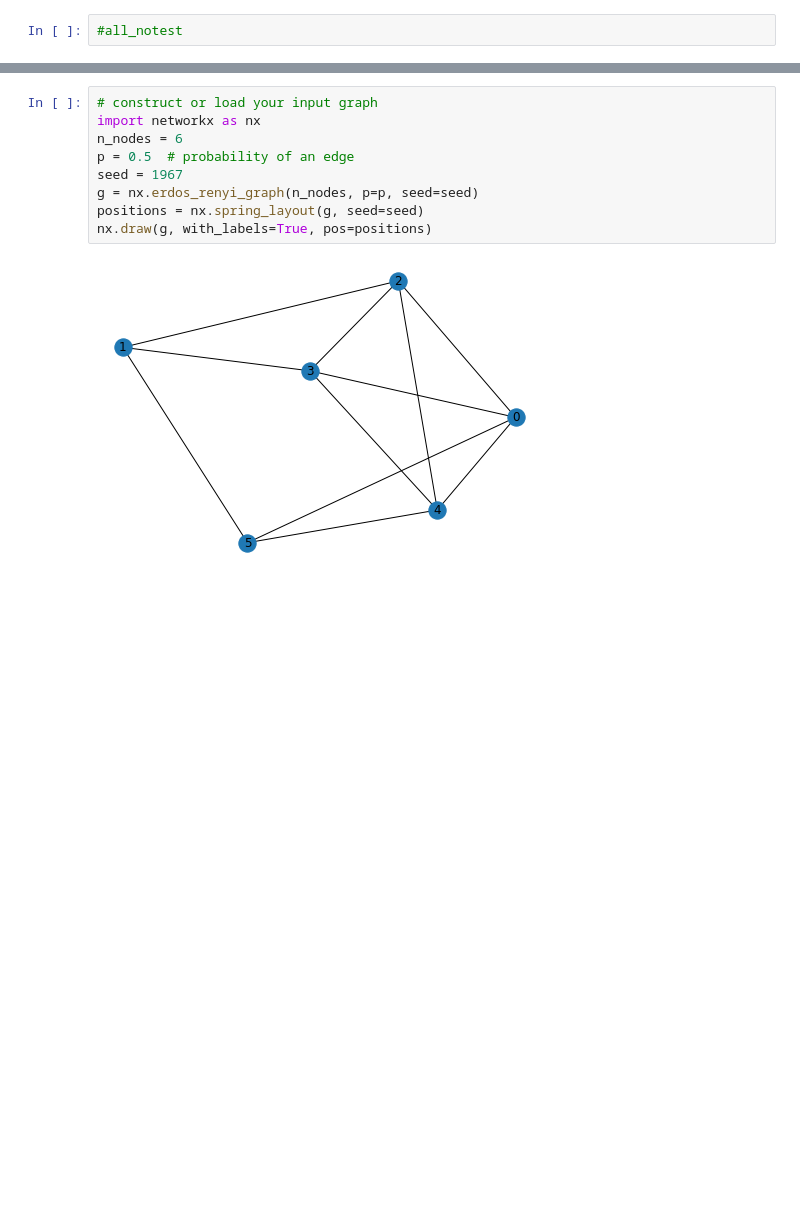
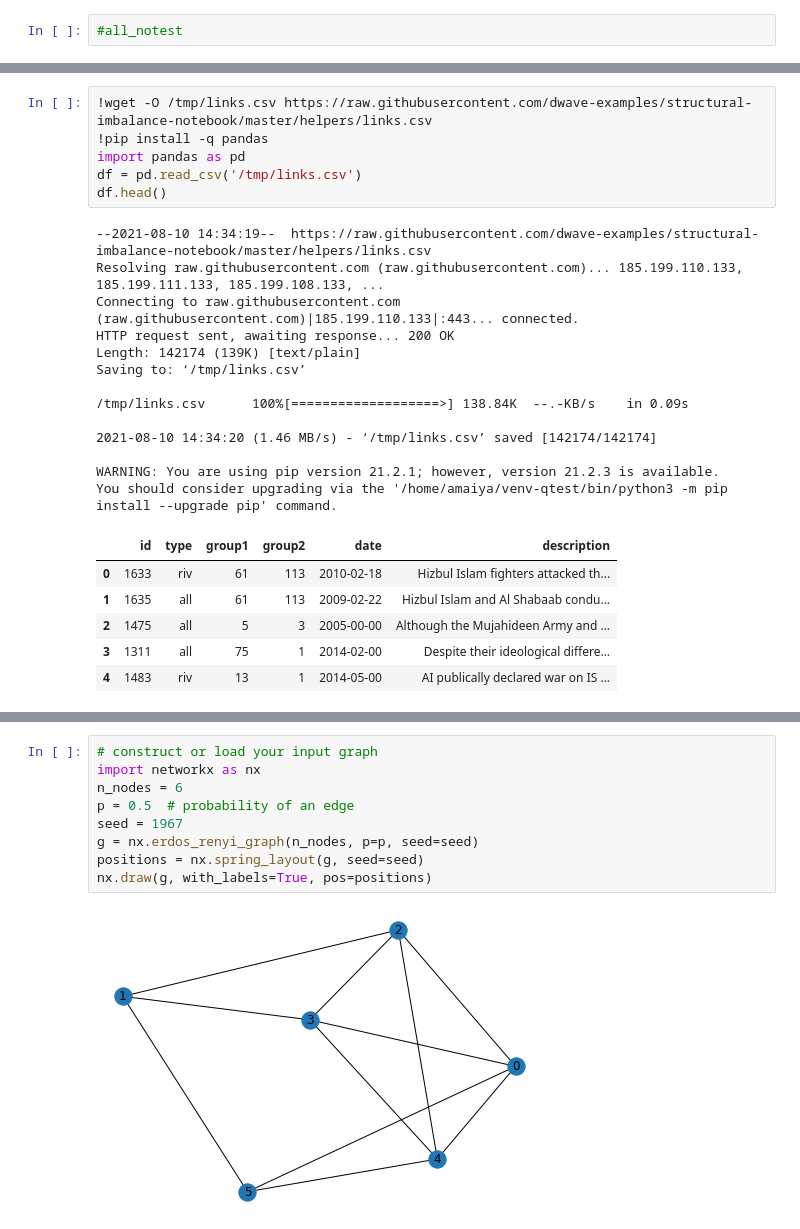
Before and after one commit to amaiya/quixotic, a Jupyter notebook: nbs/99a_examples_quantum_annealing.ipynb, the cells around one changed output, grey strips where cells are left out. Drawn from its saved outputs; the diff is of its cells as text; blank space fills up the shorter version.

Commit message:
added imbalance example dataset

```diff
--- a/nbs/99a_examples_quantum_annealing.ipynb
+++ b/nbs/99a_examples_quantum_annealing.ipynb
@@ -15,0 +22,26 @@ By default, these examples use simulated annealing as a local solver to allow ex
+# %%
+!wget -O /tmp/links.csv https://raw.githubusercontent.com/dwave-examples/structural-imbalance-notebook/master/helpers/links.csv
+!pip install -q pandas
+import pandas as pd
+df = pd.read_csv('/tmp/links.csv')
+df.head()
+# %% [output]
+--2021-08-10 14:34:19--  https://raw.githubusercontent.com/dwave-examples/structural-imbalance-notebook/master/helpers/links.csv
+Resolving raw.githubusercontent.com (raw.githubusercontent.com)... 185.199.110.133, 185.199.111.133, 185.199.108.133, ...
+Connecting to raw.githubusercontent.com (raw.githubusercontent.com)|185.199.110.133|:443... connected.
+HTTP request sent, awaiting response... 200 OK
+Length: 142174 (139K) [text/plain]
+Saving to: ‘/tmp/links.csv’
+
+/tmp/links.csv      100%[===================>] 138.84K  --.-KB/s    in 0.09s
+
+2021-08-10 14:34:20 (1.46 MB/s) - ‘/tmp/links.csv’ saved [142174/142174]
+
+WARNING: You are using pip version 21.2.1; however, version 21.2.3 is available.
+You should consider upgrading via the '/home/amaiya/venv-qtest/bin/python3 -m pip install --upgrade pip' command.
+|  | id | type | group1 | group2 | date | description |
+| 0 | 1633 | riv | 61 | 113 | 2010-02-18 | Hizbul Islam fighters attacked th... |
+| 1 | 1635 | all | 61 | 113 | 2009-02-22 | Hizbul Islam and Al Shabaab condu... |
+| 2 | 1475 | all | 5 | 3 | 2005-00-00 | Although the Mujahideen Army and ... |
+| 3 | 1311 | all | 75 | 1 | 2014-02-00 | Despite their ideological differe... |
+| 4 | 1483 | riv | 13 | 1 | 2014-05-00 | AI publically declared war on IS ... |
```
Also changed, not shown: parts of 15 cells of this notebook, 1 other file.
